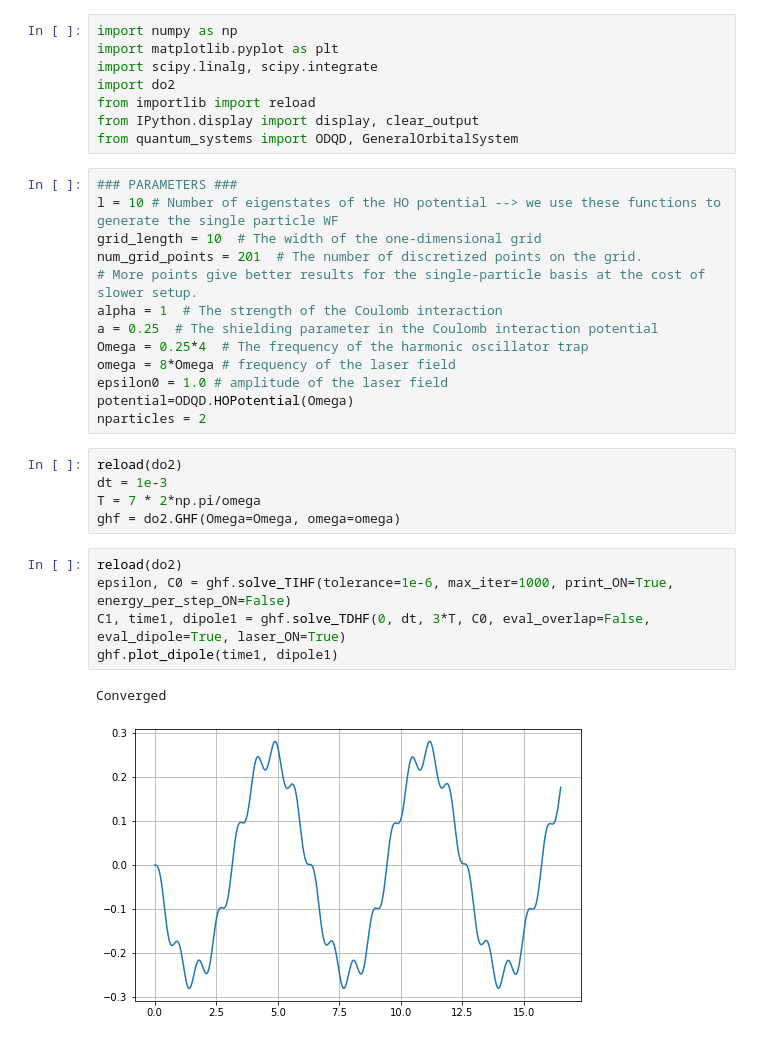
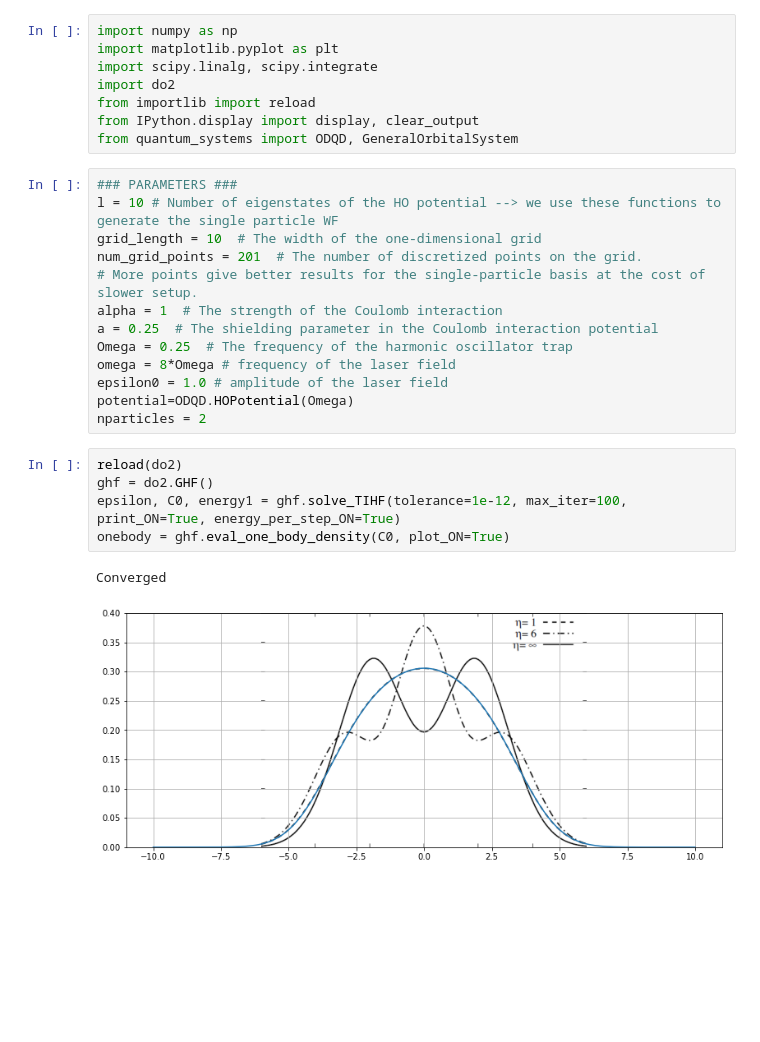
Before and after one commit to Matteo294/FYS4411, a Jupyter notebook: Project2/code/tdhf.ipynb, the cells around one changed output. Cells and saved outputs as stored; diff of their text form; blank space fills up the shorter version.

Commit message:
attempt with density as condition

```diff
--- a/Project2/code/tdhf.ipynb
+++ b/Project2/code/tdhf.ipynb
@@ -29,21 +29,16 @@ num_grid_points = 201  # The number of discretized points on the grid.
 # More points give better results for the single-particle basis at the cost of slower setup.
 alpha = 1  # The strength of the Coulomb interaction
 a = 0.25  # The shielding parameter in the Coulomb interaction potential
-Omega = 0.25*4  # The frequency of the harmonic oscillator trap
+Omega = 0.25  # The frequency of the harmonic oscillator trap
 omega = 8*Omega # frequency of the laser field
 epsilon0 = 1.0 # amplitude of the laser field
 potential=ODQD.HOPotential(Omega)
 nparticles = 2
-# %%
-reload(do2)
-dt = 1e-3
-T = 7 * 2*np.pi/omega
-ghf = do2.GHF(Omega=Omega, omega=omega)
 # %%
 reload(do2)
-epsilon, C0 = ghf.solve_TIHF(tolerance=1e-6, max_iter=1000, print_ON=True, energy_per_step_ON=False)
-C1, time1, dipole1 = ghf.solve_TDHF(0, dt, 3*T, C0, eval_overlap=False, eval_dipole=True, laser_ON=True)
-ghf.plot_dipole(time1, dipole1)
+ghf = do2.GHF()
+epsilon, C0, energy1 = ghf.solve_TIHF(tolerance=1e-12, max_iter=100, print_ON=True, energy_per_step_ON=True)
+onebody = ghf.eval_one_body_density(C0, plot_ON=True)
 # %% [output]
 Converged
-[figure, old version]
+[figure, new version]
```
Also changed, not shown: parts of 5 cells of this notebook, 1 other file.
